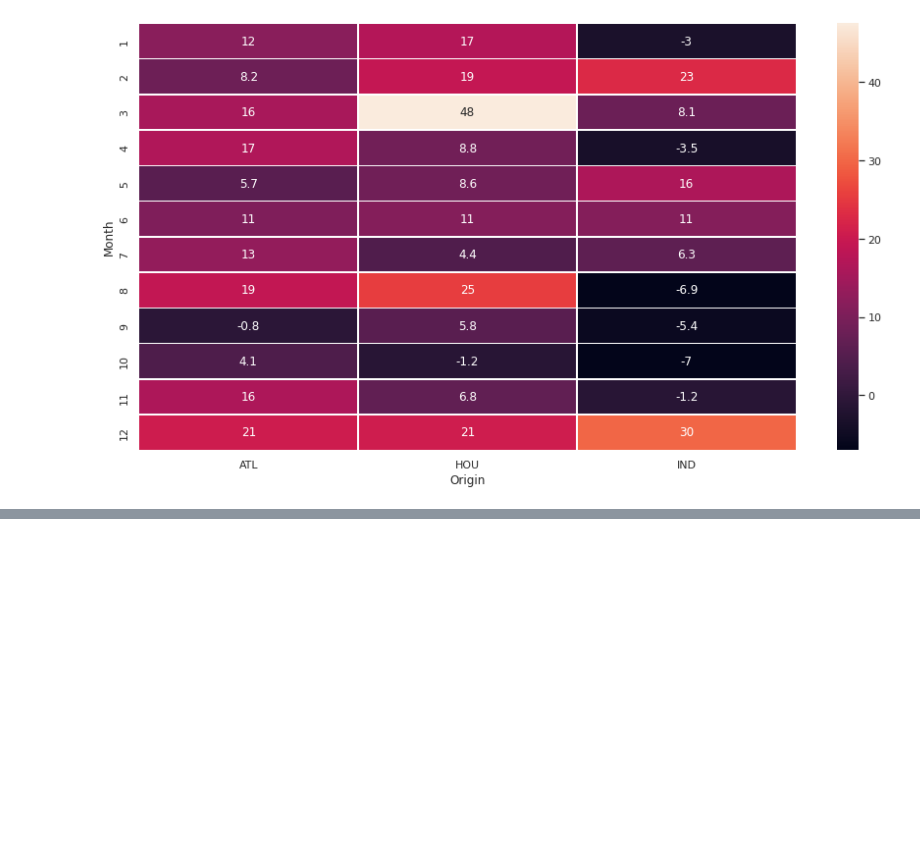
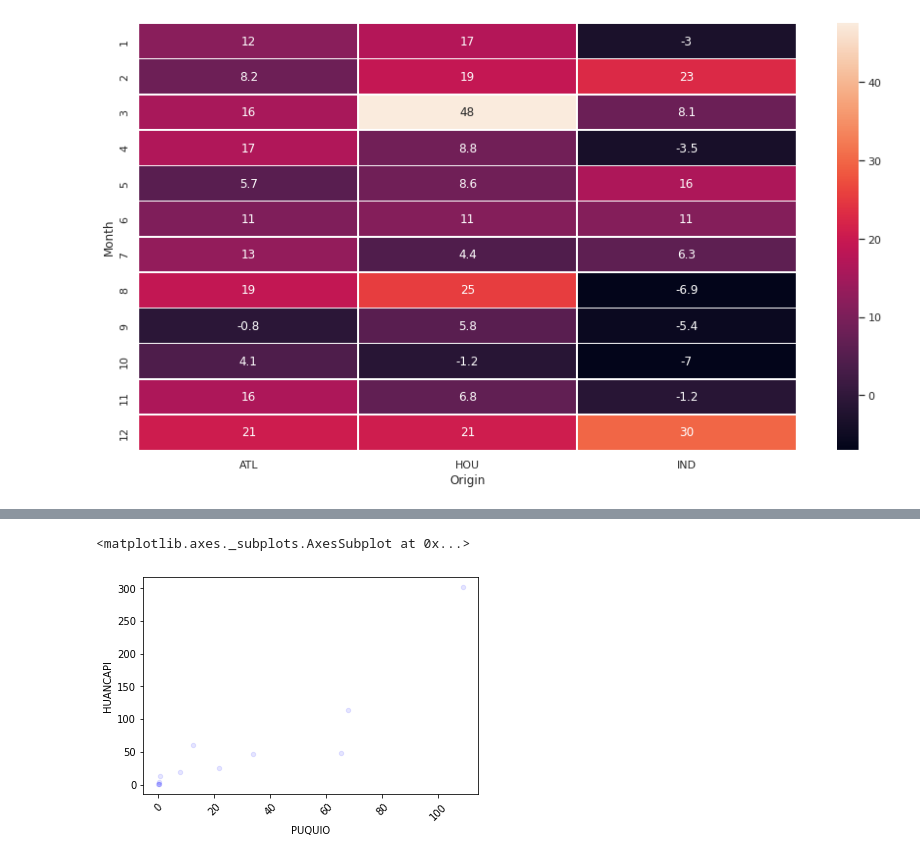
Before and after one commit to vilcagamarracf/Python_Snippets, a Jupyter notebook: Snippets/Snippets_Pandas.ipynb, the cells around one changed output, grey strips where cells are left out. Cells and saved outputs as stored; diff of their text form; code cells hidden in the pictures; blank space fills up the shorter version.

```diff
--- a/Snippets/Snippets_Pandas.ipynb
+++ b/Snippets/Snippets_Pandas.ipynb
@@ -983,0 +1665,5 @@ sns.heatmap(data=data, annot=True, linewidths=0.5);
+# %%
+recorte.plot(x='PUQUIO', y = 'HUANCAPI', kind='scatter', rot = 45, marker = 'o', color = 'blue', alpha = 0.1)
+# %% [output]
+<matplotlib.axes._subplots.AxesSubplot at 0x...>
+[figure, added]
```
Also changed, not shown: parts of 165 cells of this notebook.
